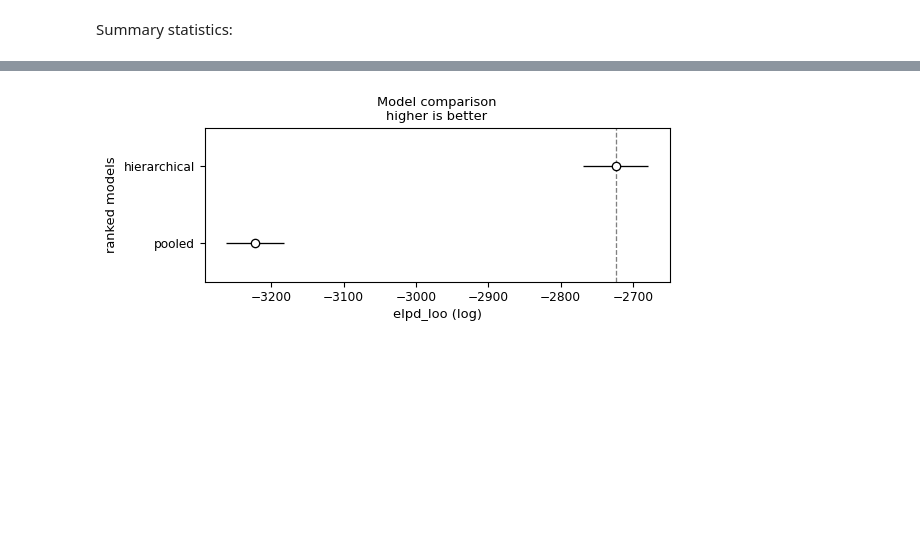
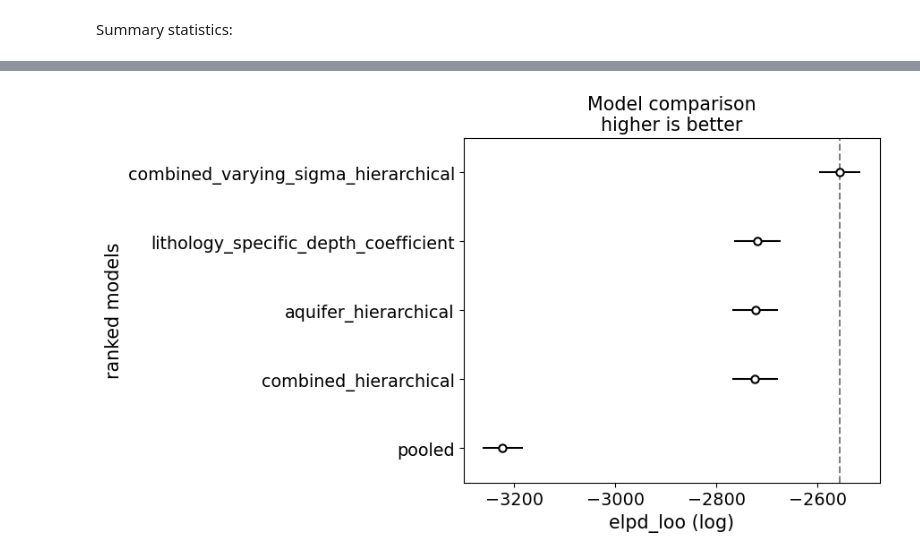
Before and after one commit to lindkon/bda-project, a Jupyter notebook: model_test.ipynb, the cells around one changed output, grey strips where cells are left out. Cells and saved outputs as stored; diff of their text form; code cells hidden in the pictures; blank space fills up the shorter version.

Commit message:
Added more models

```diff
--- a/model_test.ipynb
+++ b/model_test.ipynb
@@ -62,3 +134,5 @@ NUTS: [sigma, Intercept, centered_log_depth, 1|lithology_sigma, 1|lithology_offs
 [interactive output not drawn]
 [interactive output not drawn]
 Sampling 4 chains for 1_000 tune and 1_000 draw iterations (4_000 + 4_000 draws total) took 47 seconds.
+# %%
+combined_varying_sigma_hierarchical_fit = combined_varying_sigma_hierarchical_model.fit(target_accept=0.95, idata_kwargs={"log_likelihood": True})
@@ -65,5 +146,5 @@ Sampling 4 chains for 1_000 tune and 1_000 draw iterations (4_000 + 4_000 draws
 # %%
-pooled_fit =  pooled_model.fit(idata_kwargs={"log_likelihood": True})
+aquifer_hierarchical_fit =  aquifer_hierarchical_model.fit(target_accept=0.8, idata_kwargs={"log_likelihood": True})
 # %% [output]
 Initializing NUTS using jitter+adapt_diag...
 Multiprocess sampling (4 chains in 4 jobs)
@@ -73,0 +157,2 @@ Sampling 4 chains for 1_000 tune and 1_000 draw iterations (4_000 + 4_000 draws
+# %%
+lithology_specific_depth_coefficient_fit =  lithology_specific_depth_coefficient_model.fit(target_accep=0.95, idata_kwargs={"log_likelihood": True})
@@ -73,0 +167,2 @@ Sampling 4 chains for 1_000 tune and 1_000 draw iterations (4_000 + 4_000 draws
+# %%
+pooled_fit =  pooled_model.fit(target_accept=0.8, idata_kwargs={"log_likelihood": True})
@@ -74,41 +176,55 @@ Sampling 4 chains for 1_000 tune and 1_000 draw iterations (4_000 + 4_000 draws
 # %% [markdown]
 Summary statistics:
 # %%
-print("Hierarchical model analysis")
-print("Divergences:", int(hierarchical_fit.sample_stats["diverging"].sum()))
-print(
-    az.summary(
-        hierarchical_fit,
-        var_names=["Intercept", "centered_log_depth", "sigma", "1|lithology_sigma", "1|aquifer_sigma"],
-    )
-)
+import arviz as az
 
-print(az.summary(hierarchical_fit, var_names=["1|lithology"]))
+def analyze_fit(name, fit, var_names):
+    print(f"=== {name} ===")
+    print("Divergences:", int(fit.sample_stats["diverging"].sum()))
+    print(az.summary(fit, var_names=var_names))
 
-print("Pooled model analysis")
-print("Divergences:", int(pooled_fit.sample_stats["diverging"].sum()))
-print(
-    az.summary(
-        pooled_fit,
-        var_names=["Intercept", "centered_log_depth", "sigma"],
-    )
-)
+    loo = az.loo(fit, pointwise=True)
+    print(f"LOO: {name}")
+    print(loo)
+    print()
+    return loo
 
 
-print("LOO: hierarchical")
-hierarchical_loo = az.loo(hierarchical_fit, pointwise=True)
-print(hierarchical_loo)
+def compare_models(fits):
+    print("=== Model comparison ===")
+    comparison = az.compare(fits)
+    print(comparison)
+    az.plot_compare(comparison)
+    return comparison
 
-print("LOO: pooled")
-pooled_loo = az.loo(pooled_fit, pointwise=True)
-print(pooled_loo)
 
-print("Model comparison")
-comparison = az.compare(
-    {"hierarchical": hierarchical_fit, "pooled": pooled_fit},
-    ic="loo",
-)
-print(comparison)
 
-az.plot_compare(comparison)
+common_vars = ["Intercept", "centered_log_depth", "sigma"]
+
+models = {
+    "combined_hierarchical": (
+        combined_hierarchical_fit,
+        common_vars + ["1|lithology_sigma", "1|aquifer_sigma"],
+    ),
+    "combined_varying_sigma_hierarchical": (
+        combined_varying_sigma_hierarchical_fit,
+        ["Intercept", "centered_log_depth", "sigma_lithology", "1|lithology_sigma", "1|aquifer_sigma"],
+    ),
+    "aquifer_hierarchical": (
+        aquifer_hierarchical_fit,
+        common_vars + ["1|aquifer_sigma"],
+    ),
+    "lithology_specific_depth_coefficient": (
+        lithology_specific_depth_coefficient_fit,
+        common_vars + ["centered_log_depth|lithology_sigma", "1|lithology_sigma", "1|aquifer_sigma"],
+    ),
+    "pooled": (
+        pooled_fit,
+        common_vars,
+    ),
+}
+
+loos = {name: analyze_fit(name, fit, var_names) for name, (fit, var_names) in models.items()}
+
+comparison = compare_models({name: fit for name, (fit, _) in models.items()})
 # %% [output]
@@ -133 +248 @@ pooled        33.363735    False   log
-[figure, old version]
+[figure, new version]
```
Also changed, not shown: parts of 9 cells of this notebook.
